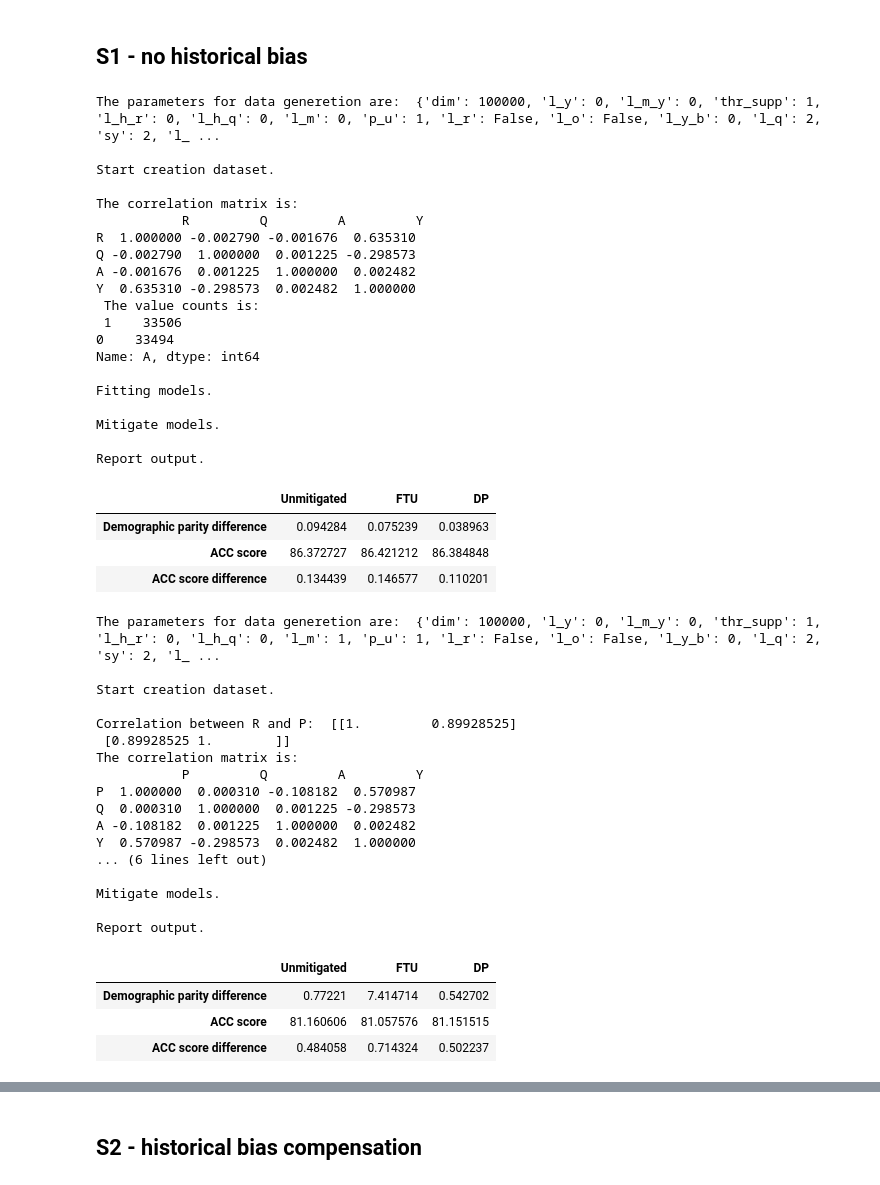
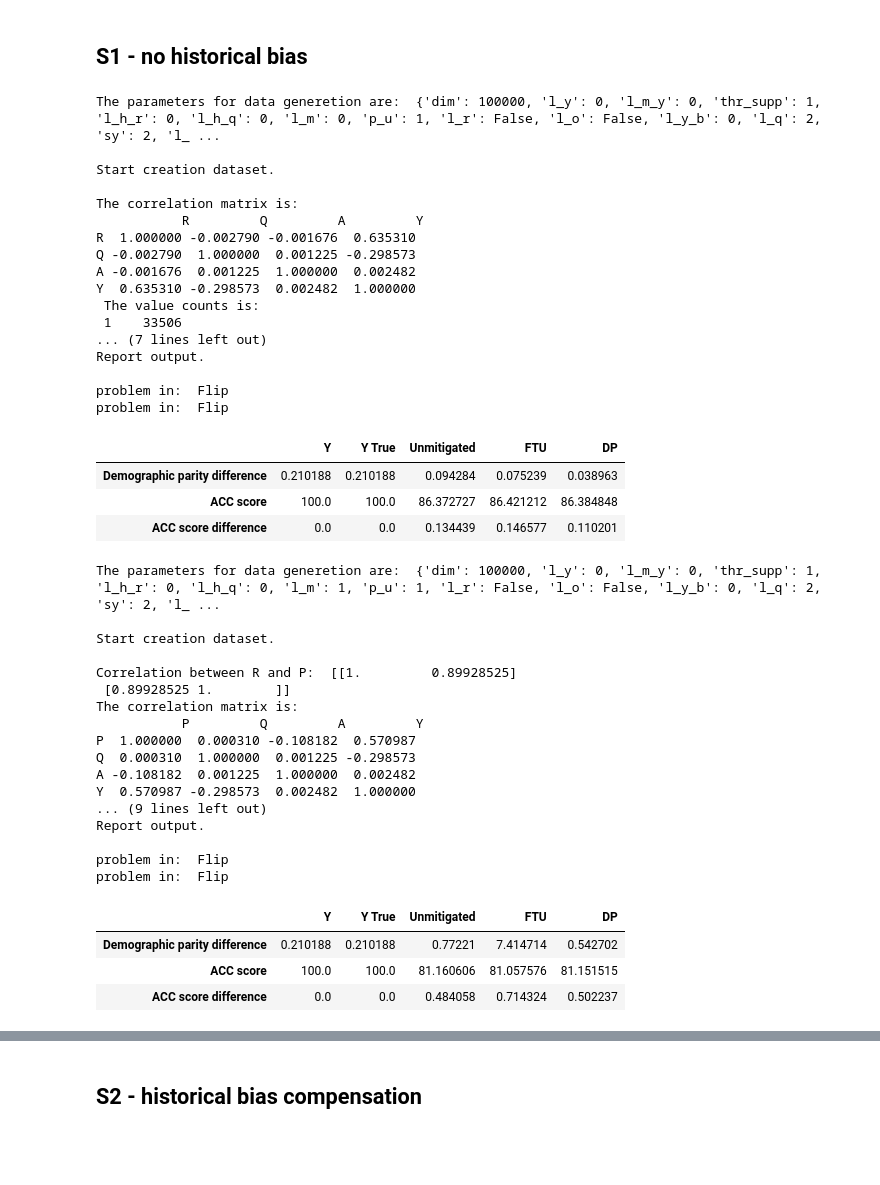
Before and after one commit to rcrupiISP/ISParity, a Jupyter notebook: Bias_Dataset_Generation.ipynb, the cells around one changed output, grey strips where cells are left out. Cells and saved outputs as stored; diff of their text form; code cells hidden in the pictures; blank space fills up the shorter version.

Commit message:
Update Bias Generator Example
Add deltaDP, Accuracy and deltaAccuracy for the target Y and Y real (no meas. bias)

```diff
--- a/Bias_Dataset_Generation.ipynb
+++ b/Bias_Dataset_Generation.ipynb
@@ -235,7 +235,7 @@ def get_metrics_df(models_dict, y_true, group, X_ind_test=None, X_supp_test=None
 # %% [markdown]
 ### Mitigation
 # %%
-def mitigations(X_train, X_test, X_ind_test, X_supp_test, y_train,
+def mitigations(X_train, X_test, X_ind_test, X_supp_test, y_train, y_test, y_test_real,
                 thr_supp, sens_var, cond_var,
                 clf, clf_ind, clf_supp
                 ):
@@ -252,7 +252,11 @@ def mitigations(X_train, X_test, X_ind_test, X_supp_test, y_train,
   X_supp_test : pd.DataFrame
       Suppression test set (without varible correlated with A)
   y_train : pd.Series
-      Dataset
+      Target train
+  y_test : pd.Series
+      Target test
+  y_test_real : pd.Series
+      Target test - no measurement bias
   thr_supp: float
     Threshold for suppression method
   sens_var : str
@@ -318,7 +322,9 @@ def mitigations(X_train, X_test, X_ind_test, X_supp_test, y_train,
     dct_flip['CDP'] = np.nan
 
   # # # Build dictionary of mitigated prediction
-  models_dict = {"Unmitigated": (clf.predict(X_test), clf.predict_proba(X_test)[:, 1]),
+  models_dict = {"Y": (y_test, y_test),
+                "Y True": (y_test_real, y_test_real),
+                "Unmitigated": (clf.predict(X_test), clf.predict_proba(X_test)[:, 1]),
                "FTU":  (clf_ind.predict(X_ind_test), clf_ind.predict_proba(X_ind_test)[:, 1]),
                "Suppression_"+str(thr_supp): (clf_supp.predict(X_supp_test), clf_supp.predict_proba(X_supp_test)[:, 1]),
               "EO": (postprocess_preds_eo, postprocess_preds_eo),
@@ -357,14 +363,14 @@ def pipeline(param_dict, sens_var = 'A', cond_var = 'Q', y_bias_meas = False):
   if y_bias_meas:
     df_total['Y_real'] = y_train_real
   print("The correlation matrix is: ", '\n', df_total.corr(), '\n',
-        "The value counts is: ", '\n', df_total.A.value_counts(), '\n')
+        "The value counts is: ", '\n', df_total[sens_var].value_counts(), '\n')
   # Fit models
   print("Fitting models.", '\n')
   clf, clf_ind, clf_supp, neigh, neigh_supp = fit_models(X_train, X_ind_train, X_supp_train, y_train)
   # Mitigate models
   print("Mitigate models.", '\n')
   models_dict, dct_flip = \
-    mitigations(X_train, X_test, X_ind_test, X_supp_test, y_train,
+    mitigations(X_train, X_test, X_ind_test, X_supp_test, y_train, y_test, y_test_real,
                 thr_supp, sens_var, cond_var,
                 clf, clf_ind, clf_supp)
   # return summary table
@@ -419,36 +425,33 @@ Scenarios parameters
 # %%
 # no additional bias
 param_dict = {"dim":100000, "l_y":0, "l_m_y":0, "thr_supp":1, "l_h_r":0,  "l_h_q":0,
               "l_m":0, "p_u":1, "l_r":False, "l_o":False, "l_y_b":0,
               "l_q":2, "sy":2, "l_r_q":0}
 dtf_res = pipeline(param_dict)
 # Select only DP diff, Accuracy, Accuracy difference for the models Unmitigated, FTU and DP postprocessed
-dtf_res.loc[['Demographic parity difference', 'ACC score', 'ACC score difference'], ['Unmitigated', 'FTU', 'DP']]*100
+dtf_res.loc[['Demographic parity difference', 'ACC score', 'ACC score difference'], ['Y', 'Y True', 'Unmitigated', 'FTU', 'DP']]*100
 # %% [output]
 The parameters for data generetion are:  {'dim': 100000, 'l_y': 0, 'l_m_y': 0, 'thr_supp': 1, 'l_h_r': 0, 'l_h_q': 0, 'l_m': 0, 'p_u': 1, 'l_r': False, 'l_o': False, 'l_y_b': 0, 'l_q': 2, 'sy': 2, 'l_ ...
 
 Start creation dataset.
 
 The correlation matrix is:
            R         Q         A         Y
 R  1.000000 -0.002790 -0.001676  0.635310
 Q -0.002790  1.000000  0.001225 -0.298573
 A -0.001676  0.001225  1.000000  0.002482
 Y  0.635310 -0.298573  0.002482  1.000000
  The value counts is:
  1    33506
-0    33494
-Name: A, dtype: int64
+... (7 lines left out)
+Report output.
 
-Fitting models.
-
-Mitigate models.
-
-Report output.
+problem in:  Flip
+problem in:  Flip
-|  | Unmitigated | FTU | DP |
-| Demographic parity difference | 0.094284 | 0.075239 | 0.038963 |
-| ACC score | 86.372727 | 86.421212 | 86.384848 |
-| ACC score difference | 0.134439 | 0.146577 | 0.110201 |
+|  | Y | Y True | Unmitigated | FTU | DP |
+| Demographic parity difference | 0.210188 | 0.210188 | 0.094284 | 0.075239 | 0.038963 |
+| ACC score | 100.0 | 100.0 | 86.372727 | 86.421212 | 86.384848 |
+| ACC score difference | 0.0 | 0.0 | 0.134439 | 0.146577 | 0.110201 |
 # %%
 # measurment on R
 param_dict = {"dim":100000, "l_y":0, "l_m_y":0, "thr_supp":1, "l_h_r":0,  "l_h_q":0,
@@ -456,7 +459,7 @@ param_dict = {"dim":100000, "l_y":0, "l_m_y":0, "thr_supp":1, "l_h_r":0,  "l_h_q
               "l_q":2, "sy":2, "l_r_q":0}
 dtf_res = pipeline(param_dict)
 # Select only DP diff, Accuracy, Accuracy difference for the models Unmitigated, FTU and DP postprocessed
-dtf_res.loc[['Demographic parity difference', 'ACC score', 'ACC score difference'], ['Unmitigated', 'FTU', 'DP']]*100
+dtf_res.loc[['Demographic parity difference', 'ACC score', 'ACC score difference'], ['Y', 'Y True', 'Unmitigated', 'FTU', 'DP']]*100
 # %% [output]
 The parameters for data generetion are:  {'dim': 100000, 'l_y': 0, 'l_m_y': 0, 'thr_supp': 1, 'l_h_r': 0, 'l_h_q': 0, 'l_m': 1, 'p_u': 1, 'l_r': False, 'l_o': False, 'l_y_b': 0, 'l_q': 2, 'sy': 2, 'l_ ...
 
@@ -470,15 +473,15 @@ P  1.000000  0.000310 -0.108182  0.570987
 Q  0.000310  1.000000  0.001225 -0.298573
 A -0.108182  0.001225  1.000000  0.002482
 Y  0.570987 -0.298573  0.002482  1.000000
-... (6 lines left out)
+... (9 lines left out)
+Report output.
 
-Mitigate models.
-
-Report output.
+problem in:  Flip
+problem in:  Flip
-|  | Unmitigated | FTU | DP |
-| Demographic parity difference | 0.77221 | 7.414714 | 0.542702 |
-| ACC score | 81.160606 | 81.057576 | 81.151515 |
-| ACC score difference | 0.484058 | 0.714324 | 0.502237 |
+|  | Y | Y True | Unmitigated | FTU | DP |
+| Demographic parity difference | 0.210188 | 0.210188 | 0.77221 | 7.414714 | 0.542702 |
+| ACC score | 100.0 | 100.0 | 81.160606 | 81.057576 | 81.151515 |
+| ACC score difference | 0.0 | 0.0 | 0.484058 | 0.714324 | 0.502237 |
 # %%
 # omission
 param_dict = {"dim":100000, "l_y":0, "l_m_y":0, "thr_supp":1, "l_h_r":0,  "l_h_q":0,
```
Also changed, not shown: parts of 28 cells of this notebook.
